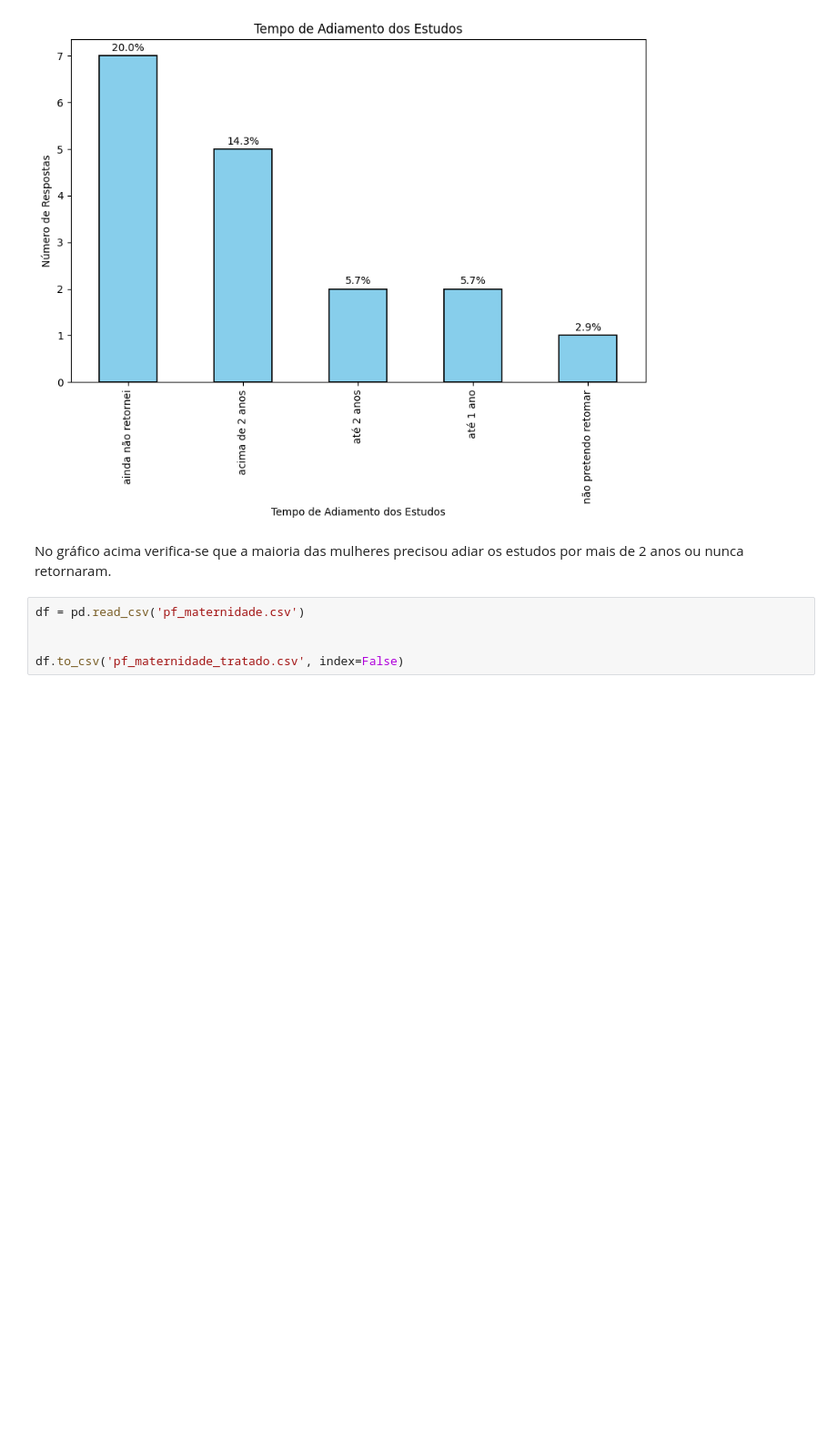
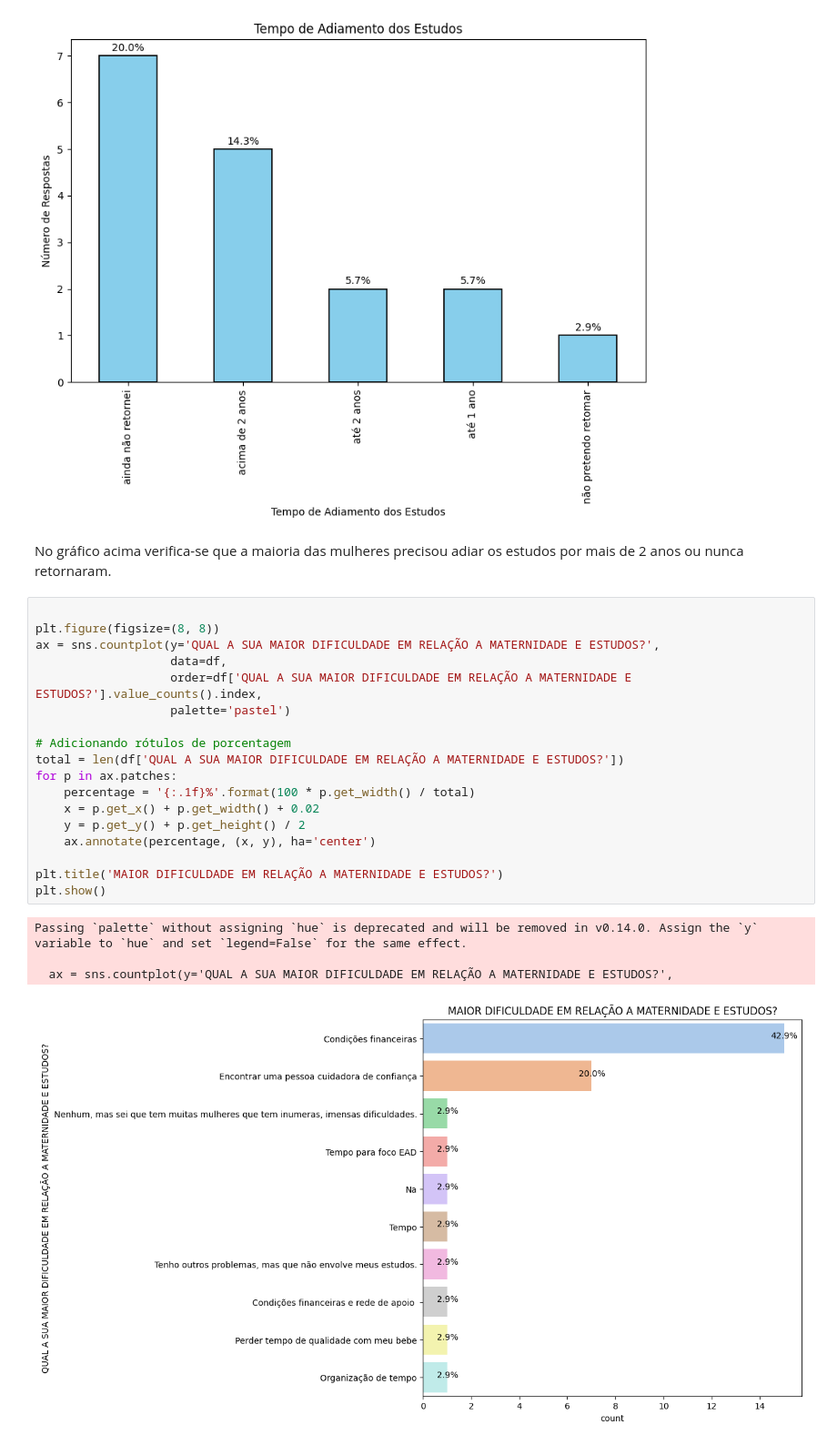
Before and after one commit to DamarisSantos/Projeto-Final-Reprograma, a Jupyter notebook: maternidade-estudos.ipynb, the cells around one changed output. Shown at 91% size. Saved outputs shown, nothing was run; the diff lists cells and outputs as text; blank space fills up the shorter version.

```diff
--- a/maternidade-estudos.ipynb
+++ b/maternidade-estudos.ipynb
@@ -140,8 +143,26 @@ plt.show()
 [figure]
 # %% [markdown]
 No gráfico acima verifica-se que a maioria das mulheres precisou adiar os estudos por mais de 2 anos ou nunca retornaram.
-# %%
-df = pd.read_csv('pf_maternidade.csv')
-
-
-df.to_csv('pf_maternidade_tratado.csv', index=False)
+# %%
+
+plt.figure(figsize=(8, 8))
+ax = sns.countplot(y='QUAL A SUA MAIOR DIFICULDADE EM RELAÇÃO A MATERNIDADE E ESTUDOS?',
+                   data=df,
+                   order=df['QUAL A SUA MAIOR DIFICULDADE EM RELAÇÃO A MATERNIDADE E ESTUDOS?'].value_counts().index,
+                   palette='pastel')
+
+# Adicionando rótulos de porcentagem
+total = len(df['QUAL A SUA MAIOR DIFICULDADE EM RELAÇÃO A MATERNIDADE E ESTUDOS?'])
+for p in ax.patches:
+    percentage = '{:.1f}%'.format(100 * p.get_width() / total)
+    x = p.get_x() + p.get_width() + 0.02
+    y = p.get_y() + p.get_height() / 2
+    ax.annotate(percentage, (x, y), ha='center')
+
+plt.title('MAIOR DIFICULDADE EM RELAÇÃO A MATERNIDADE E ESTUDOS?')
+plt.show()
+# %% [output]
+Passing `palette` without assigning `hue` is deprecated and will be removed in v0.14.0. Assign the `y` variable to `hue` and set `legend=False` for the same effect.
+
+  ax = sns.countplot(y='QUAL A SUA MAIOR DIFICULDADE EM RELAÇÃO A MATERNIDADE E ESTUDOS?',
+[figure, added]
```
Also changed, not shown: parts of 23 cells of this notebook, 8 other files.
